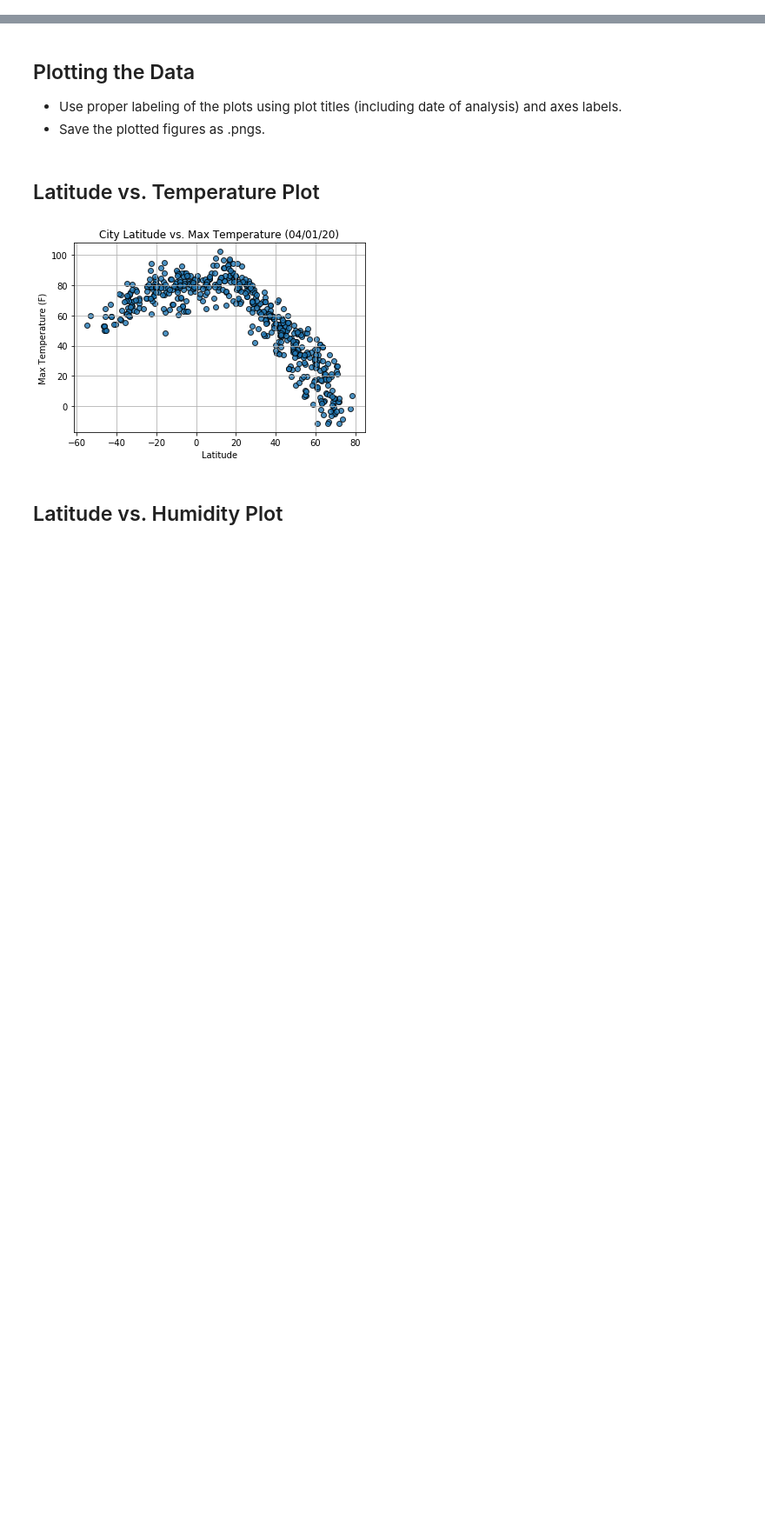
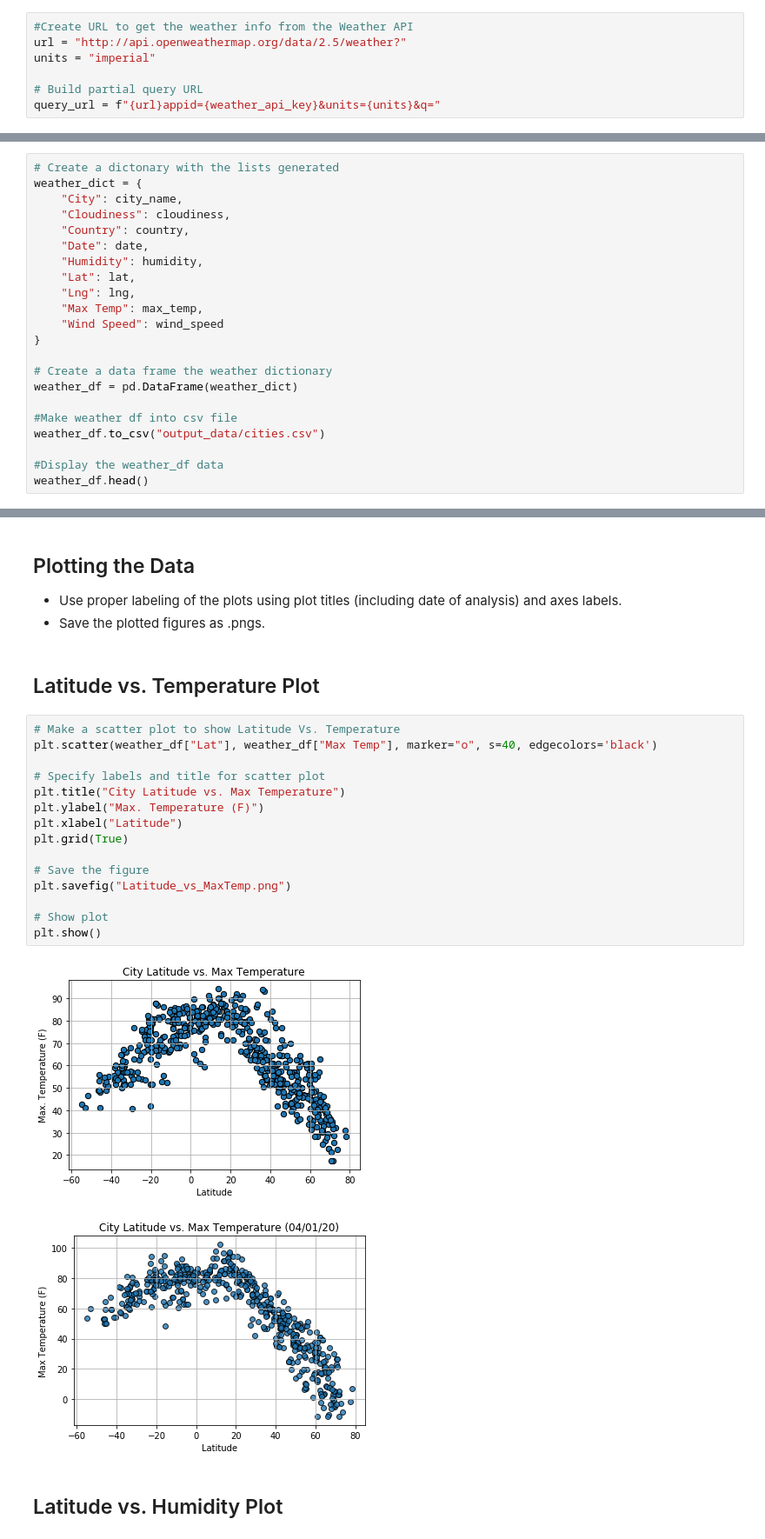
Before and after one commit to matteo005/PythonAPIHW, a Jupyter notebook: WeatherPy.ipynb, the cells around one changed output, grey strips where cells are left out. Shown at 87% size. Cells and saved outputs as stored; diff of their text form; blank space fills up the shorter version.

Commit message:
Finished up gathering all the date on DF and was able to print out all the charts.

```diff
--- a/WeatherPy.ipynb
+++ b/WeatherPy.ipynb
@@ -74,0 +56,7 @@ Data Retrieval Complete
+# %%
+#Create URL to get the weather info from the Weather API
+url = "http://api.openweathermap.org/data/2.5/weather?"
+units = "imperial"
+
+# Build partial query URL
+query_url = f"{url}appid={weather_api_key}&units={units}&q="
@@ -86,0 +133,22 @@ Data Retrieval Complete
+# %%
+# Create a dictonary with the lists generated
+weather_dict = {
+    "City": city_name,
+    "Cloudiness": cloudiness,
+    "Country": country,
+    "Date": date,
+    "Humidity": humidity,
+    "Lat": lat,
+    "Lng": lng,
+    "Max Temp": max_temp,
+    "Wind Speed": wind_speed
+}
+
+# Create a data frame the weather dictionary
+weather_df = pd.DataFrame(weather_dict)
+
+#Make weather df into csv file
+weather_df.to_csv("output_data/cities.csv")
+
+#Display the weather_df data
+weather_df.head()
@@ -130,6 +205,23 @@ Int64Index([], dtype='int64')
 * Save the plotted figures as .pngs.
 # %% [markdown]
 ## Latitude vs. Temperature Plot
+# %%
+# Make a scatter plot to show Latitude Vs. Temperature
+plt.scatter(weather_df["Lat"], weather_df["Max Temp"], marker="o", s=40, edgecolors='black')
+
+# Specify labels and title for scatter plot
+plt.title("City Latitude vs. Max Temperature")
+plt.ylabel("Max. Temperature (F)")
+plt.xlabel("Latitude")
+plt.grid(True)
+
+# Save the figure
+plt.savefig("Latitude_vs_MaxTemp.png")
+
+# Show plot
+plt.show()
+# %% [output]
+[figure, added]
 # %%
 # %% [output]
 [figure]
```
Also changed, not shown: parts of 27 cells of this notebook, 2 other files.
